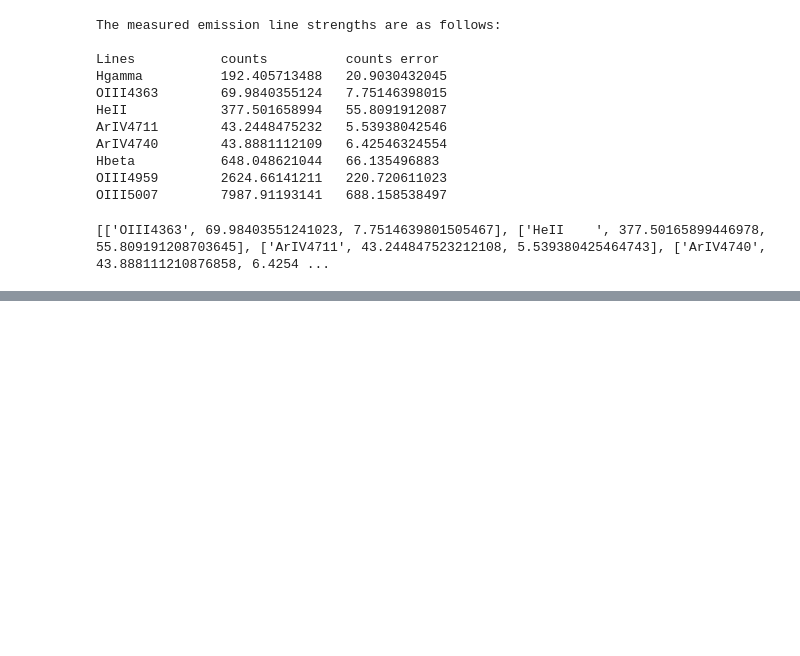
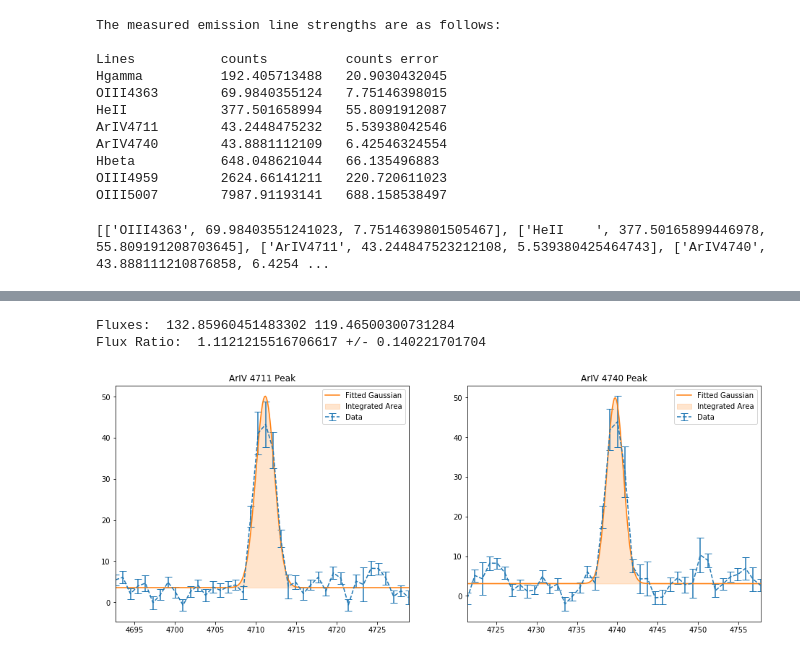
Before and after one commit to NMiklave/ast443-nyc, a Jupyter notebook: lab2/notebook/lab2_analysis.ipynb, the cells around one changed output, grey strips where cells are left out. Cells and saved outputs as stored; diff of their text form; code cells hidden in the pictures; blank space fills up the shorter version.

```diff
--- a/lab2/notebook/lab2_analysis.ipynb
+++ b/lab2/notebook/lab2_analysis.ipynb
@@ -612,0 +543,22 @@ Flux Ratio (Beta/Gamma):  3.16450104327 +/- 0.169104758617
+# %%
+# ArIV Line ratio, integrating around peaks
+fig, axs = plt.subplots(1, 2, figsize=(16, 6))
+
+ArIV_4711 = fit_gaussian(axs[0], exp_wl[434-20:434+20], neb_fluxcali[434-20:434+20], sig_neb_fluxcali[434-20:434+20])[0]
+ArIV_4740 = fit_gaussian(axs[1], exp_wl[465-20:465+20], neb_fluxcali[465-20:465+20], sig_neb_fluxcali[465-20:465+20])[0]
+
+ArIV_4711_sig = np.sqrt(ArIV_4711)
+ArIV_4740_sig = np.sqrt(ArIV_4740)
+
+axs[0].set_title('ArIV 4711 Peak')
+axs[1].set_title('ArIV 4740 Peak')
+
+print('Fluxes: ', ArIV_4711, ArIV_4740)
+ArIV_ratio = ArIV_4711/ArIV_4740
+ArIV_ratio_sig=ArIV_ratio*np.sqrt((ArIV_4711_sig/ArIV_4711)**2 +
+                                  (ArIV_4740_sig/ArIV_4740)**2 )
+print('Flux Ratio: ', ArIV_ratio, '+/-', ArIV_ratio_sig)
+# %% [output]
+Fluxes:  132.85960451483302 119.46500300731284
+Flux Ratio:  1.1121215516706617 +/- 0.140221701704
+[figure, added]
```
Also changed, not shown: parts of 9 cells of this notebook.
